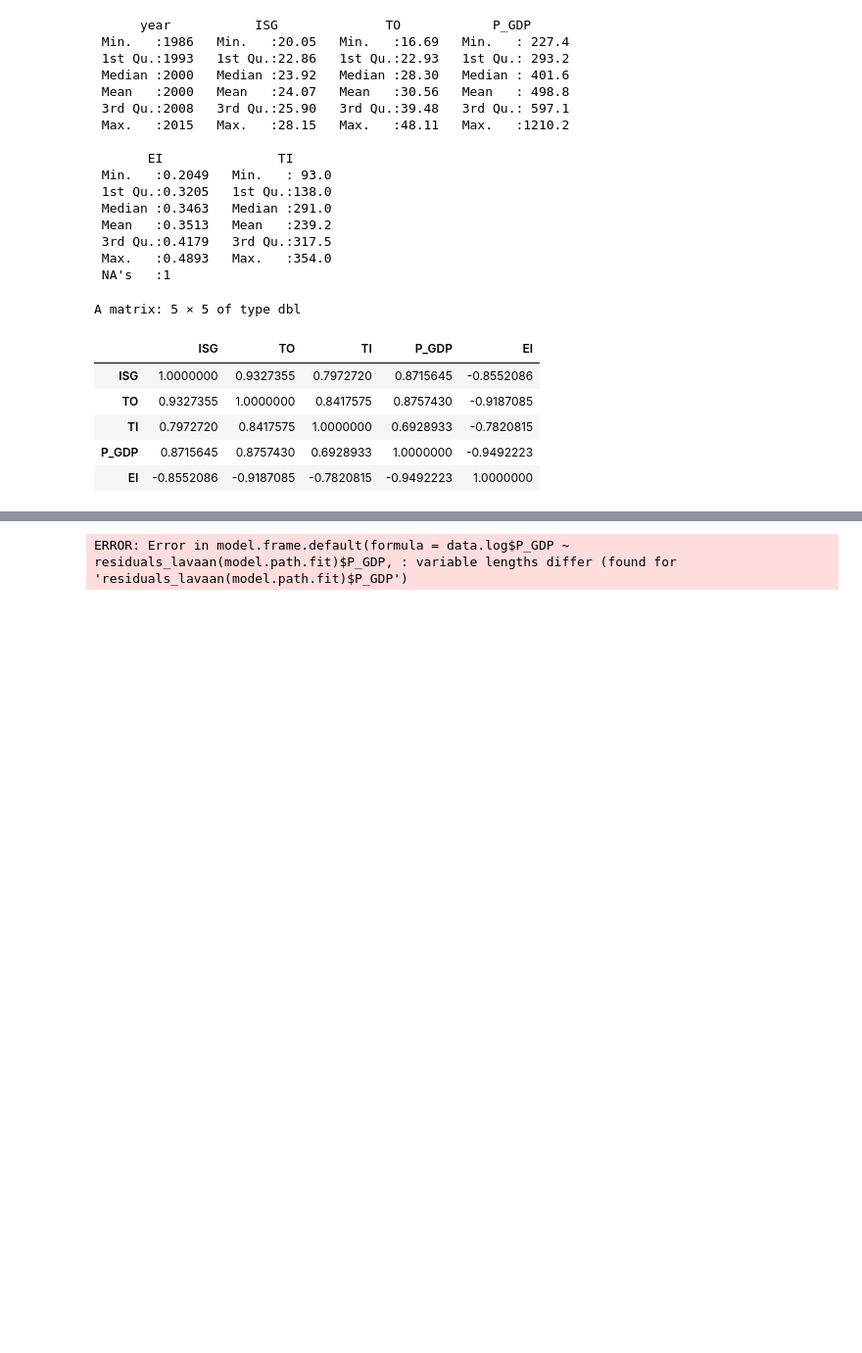
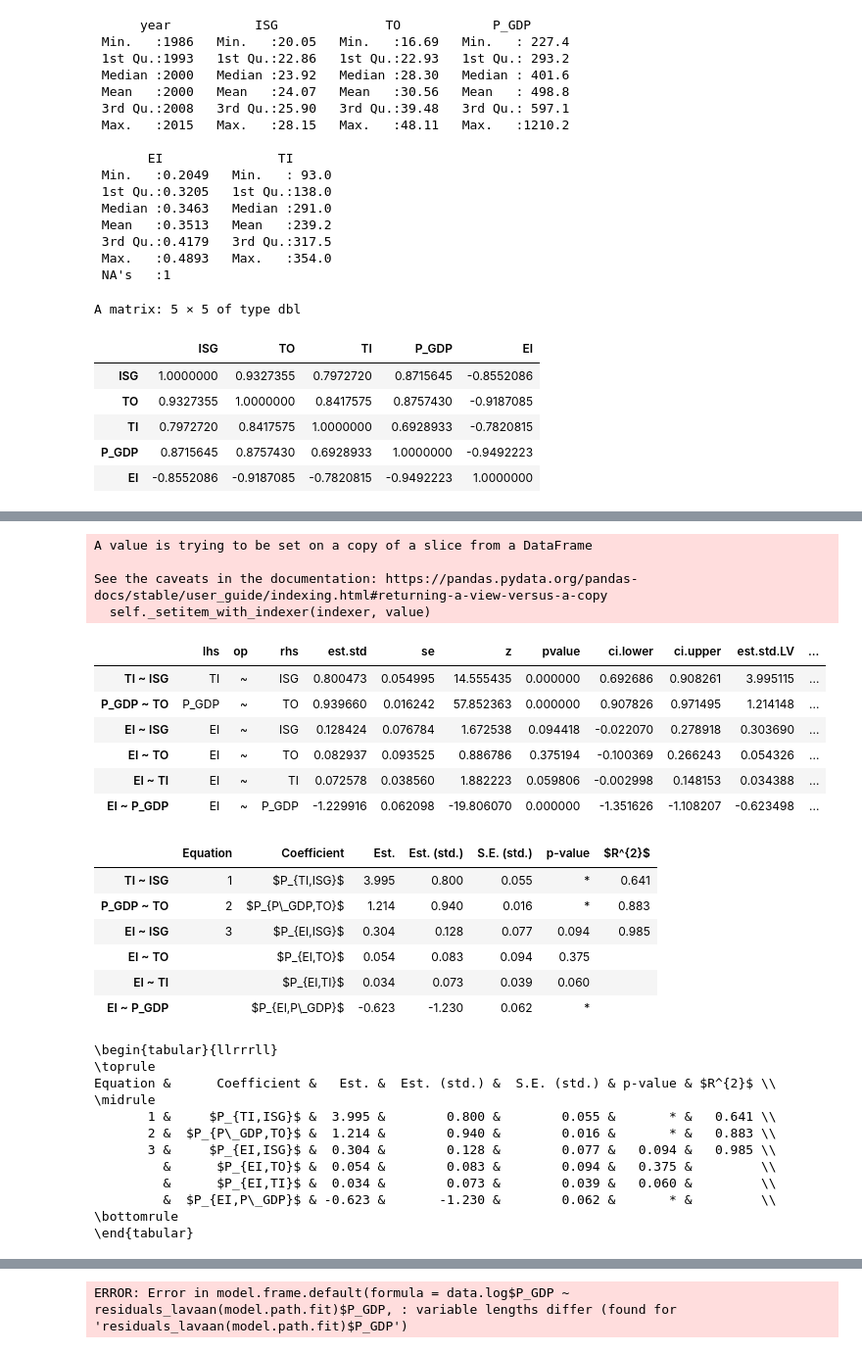
Before and after one commit to drakesiard/em-2020, a Jupyter notebook: analysis/2_original_path_model.ipynb, the cells around one changed output, grey strips where cells are left out. Shown at 98% size. Drawn from its saved outputs; the diff is of its cells as text; code cells hidden in the pictures; blank space fills up the shorter version.

```diff
--- a/analysis/2_original_path_model.ipynb
+++ b/analysis/2_original_path_model.ipynb
@@ -181,2 +230,55 @@ Variable soln.std is put to SoS as soln_std
+# %%
+df = soln_std_all.query('(lhs != rhs) & (op == "~")').copy()
+df = pd.merge(soln_std_all, soln_std_lv,
+              left_on=['lhs', 'op', 'rhs'], right_on=['lhs', 'op', 'rhs'], suffixes=['', '.LV'])
+df.index = np.where(df.op == '~', df.lhs.str.cat([df.op, df.rhs], sep=' '), df.lhs)
+df = df.loc[['TI ~ ISG', 'P_GDP ~ TO', 'EI ~ ISG', 'EI ~ TO', 'EI ~ TI', 'EI ~ P_GDP']]
+df['Equation'] = ['1', '2', '3', '', '', '']
+# df['Dep. var.'] = df.lhs.str.replace('P_GDP', r'P\_GDP')
+# df['Ind. var.'] = df.rhs.str.replace('P_GDP', r'P\_GDP')
+df['Coefficient'] = ('$P_{' + df.lhs + ',' + df.rhs + '}$').str.replace('P_GDP', r'P\_GDP')
+df['Est.'] = np.round(df['est.std.LV'],3)
+df['Est. (std.)'] = np.round(df['est.std'],3)
+df['S.E. (std.)'] = np.round(df['se'],3)
+df['p-value'] = ['{:.3f}'.format(x) if x > 0.01 else '*' for x in df['pvalue']]
+df['$R^{2}$'] = ''
+df['$R^{2}$'].iloc[0:3] = ['{:.3f}'.format(x) for x in r_square.loc[['TI', 'P_GDP', 'EI']]]
+display(df)
+df = df[['Equation',
+#         'Dep. var.', 'Ind. var.',
+         'Coefficient', 'Est.', 'Est. (std.)', 'S.E. (std.)', 'p-value', '$R^{2}$']]
+display(df)
+print(df.to_latex(escape=False, index=False))
+# %% [output]
+A value is trying to be set on a copy of a slice from a DataFrame
+
+See the caveats in the documentation: https://pandas.pydata.org/pandas-docs/stable/user_guide/indexing.html#returning-a-view-versus-a-copy
+  self._setitem_with_indexer(indexer, value)
+|  | lhs | op | rhs | est.std | se | z | pvalue | ci.lower | ci.upper | est.std.LV | ... |
+| TI ~ ISG | TI | ~ | ISG | 0.800473 | 0.054995 | 14.555435 | 0.000000 | 0.692686 | 0.908261 | 3.995115 | ... |
+| P_GDP ~ TO | P_GDP | ~ | TO | 0.939660 | 0.016242 | 57.852363 | 0.000000 | 0.907826 | 0.971495 | 1.214148 | ... |
+| EI ~ ISG | EI | ~ | ISG | 0.128424 | 0.076784 | 1.672538 | 0.094418 | -0.022070 | 0.278918 | 0.303690 | ... |
+| EI ~ TO | EI | ~ | TO | 0.082937 | 0.093525 | 0.886786 | 0.375194 | -0.100369 | 0.266243 | 0.054326 | ... |
+| EI ~ TI | EI | ~ | TI | 0.072578 | 0.038560 | 1.882223 | 0.059806 | -0.002998 | 0.148153 | 0.034388 | ... |
+| EI ~ P_GDP | EI | ~ | P_GDP | -1.229916 | 0.062098 | -19.806070 | 0.000000 | -1.351626 | -1.108207 | -0.623498 | ... |
+|  | Equation | Coefficient | Est. | Est. (std.) | S.E. (std.) | p-value | $R^{2}$ |
+| TI ~ ISG | 1 | $P_{TI,ISG}$ | 3.995 | 0.800 | 0.055 | * | 0.641 |
+| P_GDP ~ TO | 2 | $P_{P\_GDP,TO}$ | 1.214 | 0.940 | 0.016 | * | 0.883 |
+| EI ~ ISG | 3 | $P_{EI,ISG}$ | 0.304 | 0.128 | 0.077 | 0.094 | 0.985 |
+| EI ~ TO |  | $P_{EI,TO}$ | 0.054 | 0.083 | 0.094 | 0.375 |  |
+| EI ~ TI |  | $P_{EI,TI}$ | 0.034 | 0.073 | 0.039 | 0.060 |  |
+| EI ~ P_GDP |  | $P_{EI,P\_GDP}$ | -0.623 | -1.230 | 0.062 | * |  |
+\begin{tabular}{llrrrll}
+\toprule
+Equation &      Coefficient &   Est. &  Est. (std.) &  S.E. (std.) & p-value & $R^{2}$ \\
+\midrule
+       1 &     $P_{TI,ISG}$ &  3.995 &        0.800 &        0.055 &       * &   0.641 \\
+       2 &  $P_{P\_GDP,TO}$ &  1.214 &        0.940 &        0.016 &       * &   0.883 \\
+       3 &     $P_{EI,ISG}$ &  0.304 &        0.128 &        0.077 &   0.094 &   0.985 \\
+         &      $P_{EI,TO}$ &  0.054 &        0.083 &        0.094 &   0.375 &         \\
+         &      $P_{EI,TI}$ &  0.034 &        0.073 &        0.039 &   0.060 &         \\
+         &  $P_{EI,P\_GDP}$ & -0.623 &       -1.230 &        0.062 &       * &         \\
+\bottomrule
+\end{tabular}
 # %%
 # Extract unique correlation residuals
```
Also changed, not shown: parts of 14 cells of this notebook, 6 other files.
